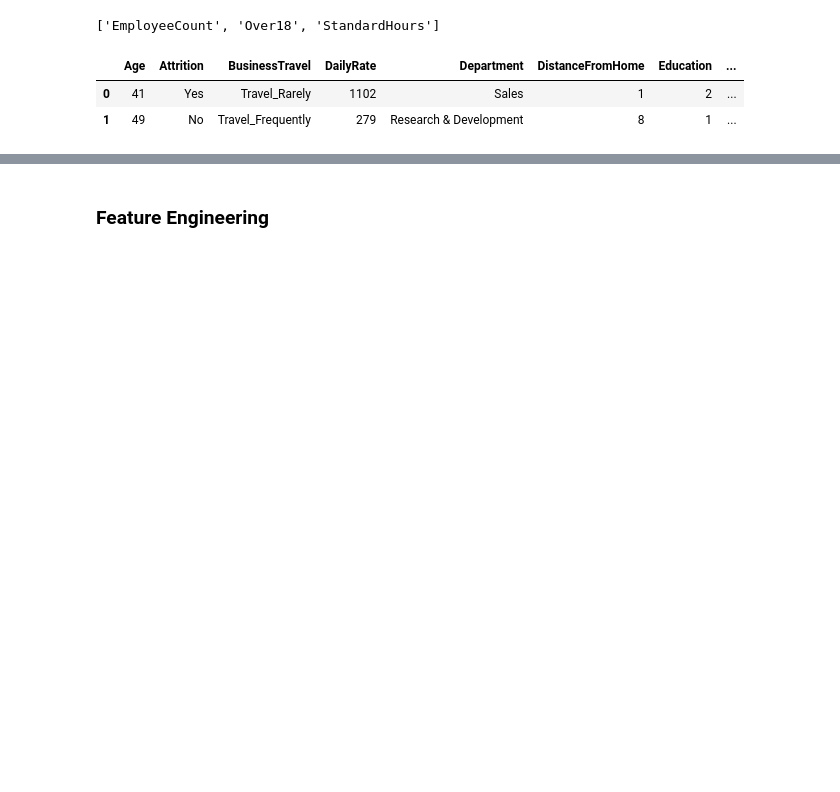
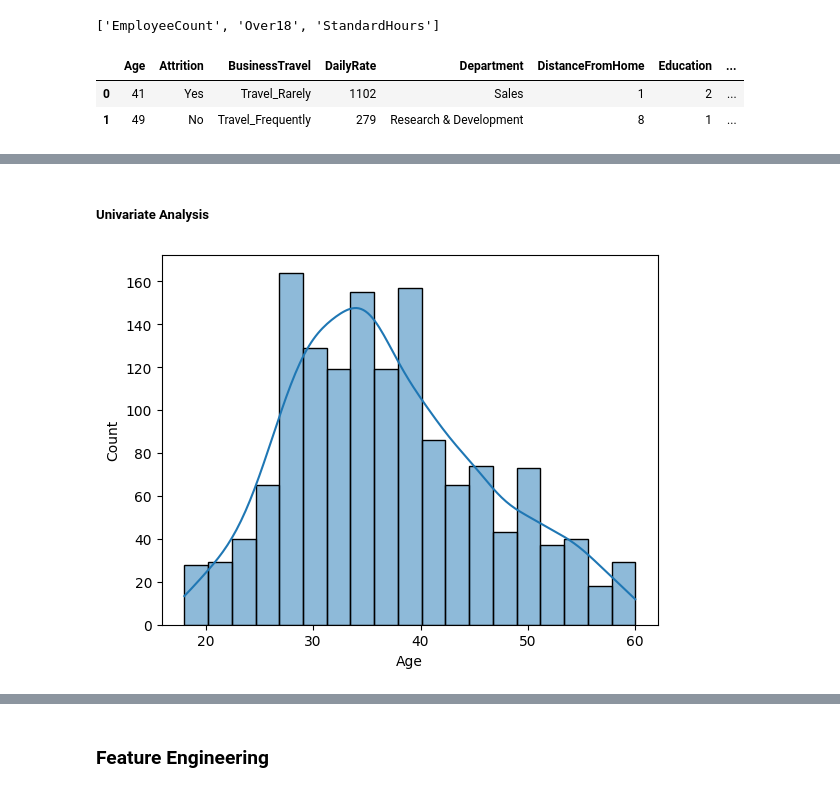
Before and after one commit to CreativeTob/InsightHQ, a Jupyter notebook: main.ipynb, the cells around one changed output, grey strips where cells are left out. Saved outputs shown, nothing was run; the diff lists cells and outputs as text; code cells hidden in the pictures; blank space fills up the shorter version.

```diff
--- a/main.ipynb
+++ b/main.ipynb
@@ -137,0 +206,9 @@ df.head(2)
+# %% [markdown]
+##### Univariate Analysis
+# %%
+sns.histplot(data = df, x = 'Age', kde=True)
+
+
+plt.show()
+# %% [output]
+[figure, added]
```
Also changed, not shown: parts of 24 cells of this notebook.
